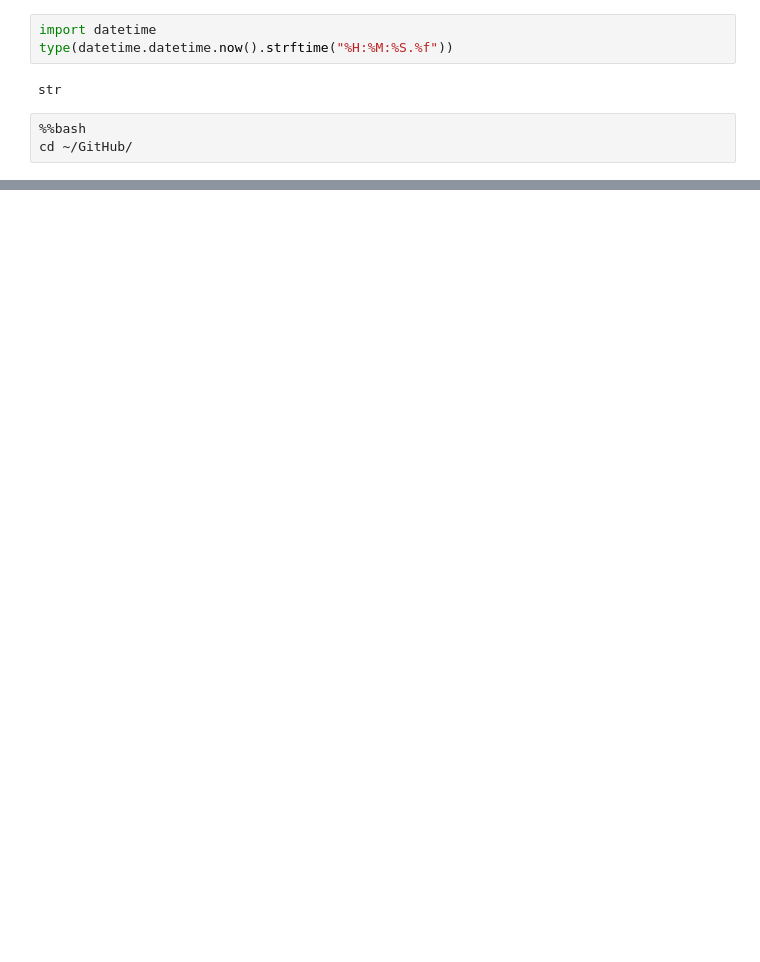
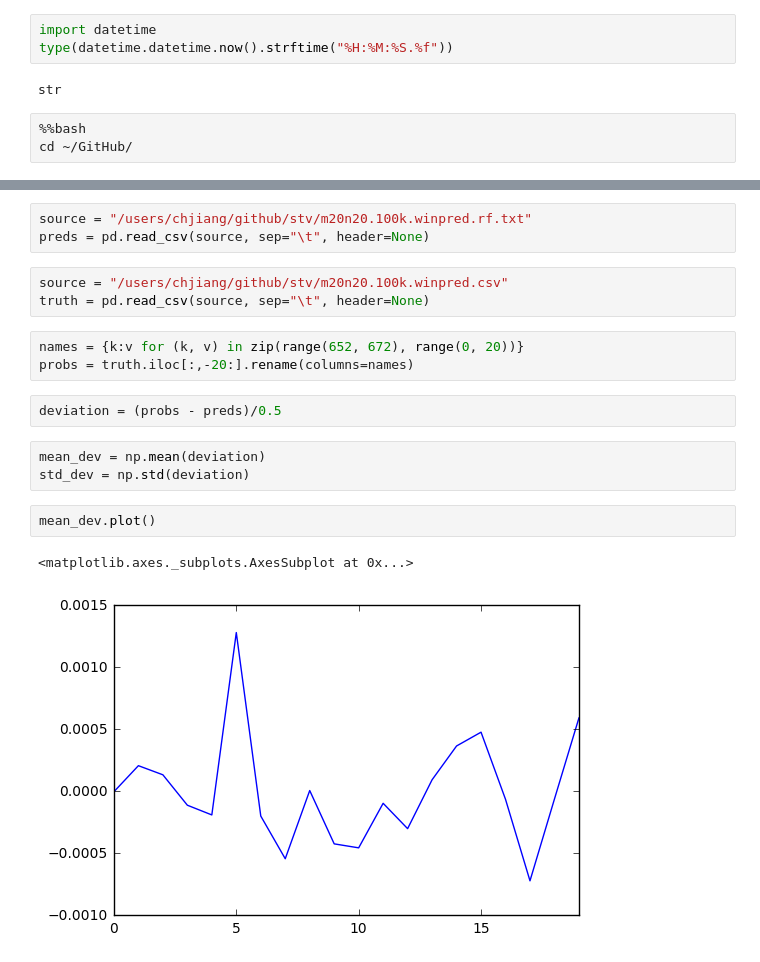
Before and after one commit to horsehour/script, a Jupyter notebook: learn_python.ipynb, the cells around one changed output, grey strips where cells are left out. Saved outputs shown, nothing was run; the diff lists cells and outputs as text; blank space fills up the shorter version.

```diff
--- a/learn_python.ipynb
+++ b/learn_python.ipynb
@@ -1086,0 +1276,19 @@ print(result)
+# %%
+source = "/users/chjiang/github/stv/m20n20.100k.winpred.rf.txt"
+preds = pd.read_csv(source, sep="\t", header=None)
+# %%
+source = "/users/chjiang/github/stv/m20n20.100k.winpred.csv"
+truth = pd.read_csv(source, sep="\t", header=None)
+# %%
+names = {k:v for (k, v) in zip(range(652, 672), range(0, 20))}
+probs = truth.iloc[:,-20:].rename(columns=names)
+# %%
+deviation = (probs - preds)/0.5
+# %%
+mean_dev = np.mean(deviation)
+std_dev = np.std(deviation)
+# %%
+mean_dev.plot()
+# %% [output]
+<matplotlib.axes._subplots.AxesSubplot at 0x...>
+[figure, added]
```
Also changed, not shown: parts of 31 cells of this notebook.
